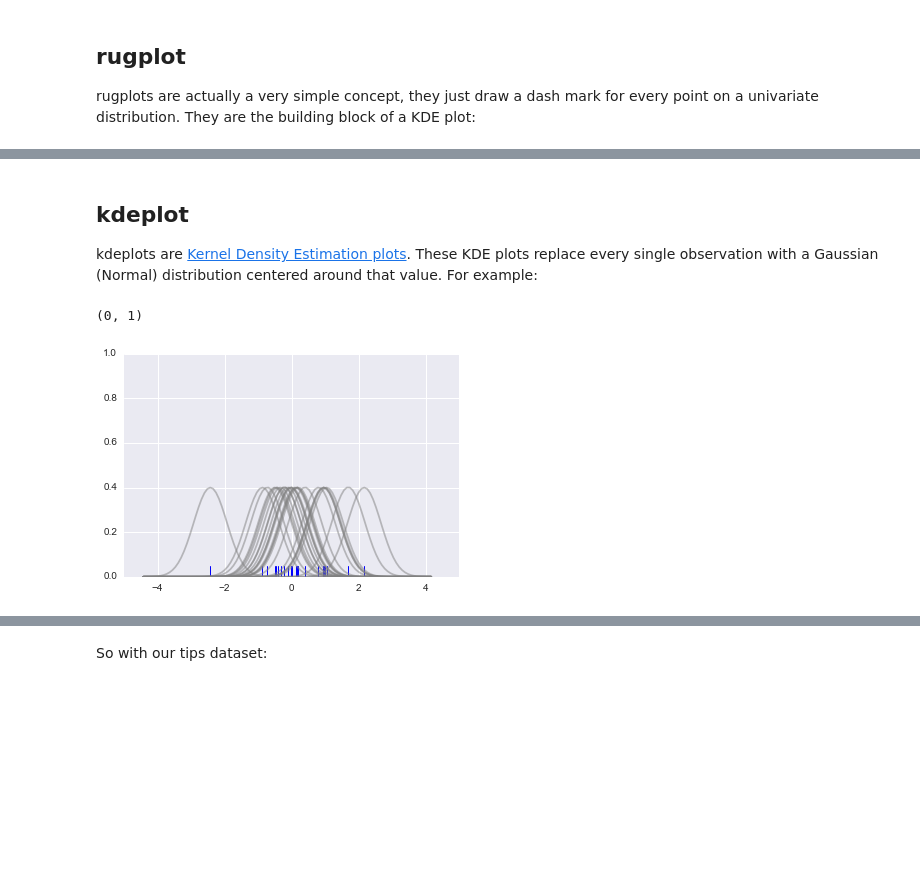
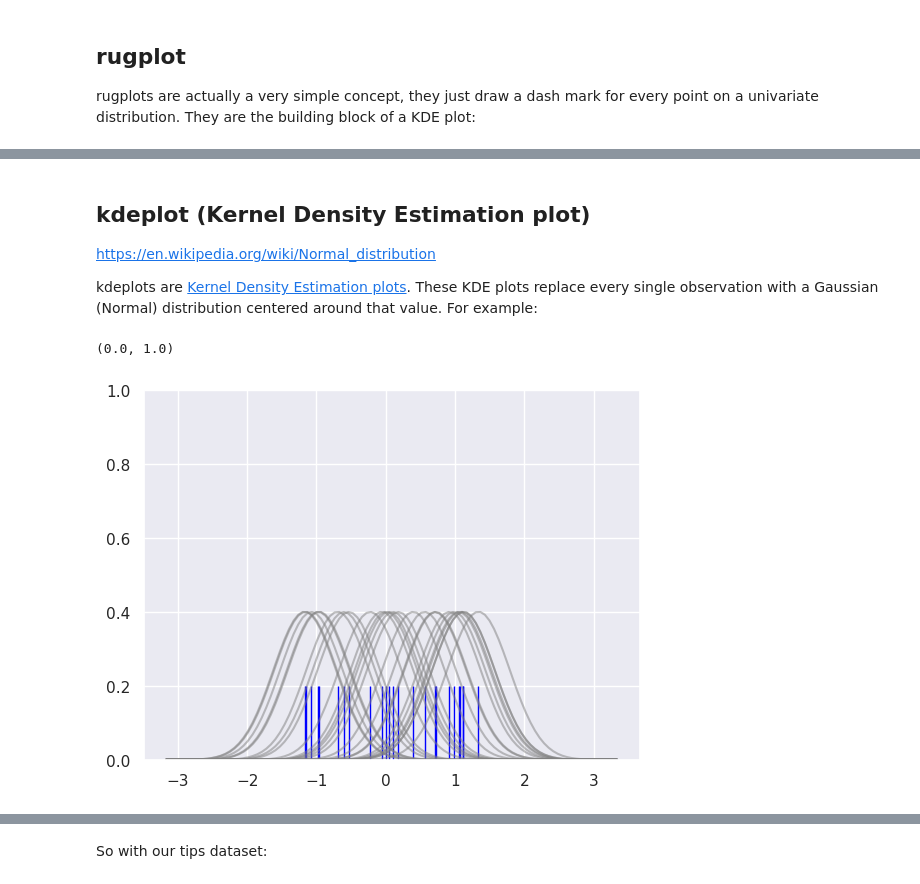
Before and after one commit to LuisReyes98/udemy-machine-learning, a Jupyter notebook: 06-Data-Visualization-with-Seaborn/01-Distribution Plots.ipynb, the cells around one changed output, grey strips where cells are left out. Drawn from its saved outputs; the diff is of its cells as text; code cells hidden in the pictures; blank space fills up the shorter version.

```diff
--- a/06-Data-Visualization-with-Seaborn/01-Distribution Plots.ipynb
+++ b/06-Data-Visualization-with-Seaborn/01-Distribution Plots.ipynb
@@ -22,7 +24,8 @@ ___
 ## Imports
 # %%
 import seaborn as sns
-%matplotlib inline
+
+sns.set_theme(style="darkgrid")
 # %% [markdown]
 ## Data
 Seaborn comes with built-in data sets!
@@ -104,5 +147,7 @@ sns.rugplot(tips['total_bill'])
 # %% [markdown]
-## kdeplot
+## kdeplot (Kernel Density Estimation plot)
+
+https://en.wikipedia.org/wiki/Normal_distribution
 
 kdeplots are [Kernel Density Estimation plots](http://en.wikipedia.org/wiki/Kernel_density_estimation#Practical_estimation_of_the_bandwidth). These KDE plots replace every single observation with a Gaussian (Normal) distribution centered around that value. For example:
 # %%
@@ -116,40 +161,40 @@ from scipy import stats
 dataset = np.random.randn(25)
 
 # Create another rugplot
-sns.rugplot(dataset);
+sns.rugplot(dataset, height=0.2, color='blue');
 
 # Set up the x-axis for the plot
 x_min = dataset.min() - 2
 x_max = dataset.max() + 2
 
 # 100 equally spaced points from x_min to x_max
 x_axis = np.linspace(x_min,x_max,100)
 
 # Set up the bandwidth, for info on this:
 url = 'http://en.wikipedia.org/wiki/Kernel_density_estimation#Practical_estimation_of_the_bandwidth'
 
 bandwidth = ((4*dataset.std()**5)/(3*len(dataset)))**.2
 
 
 # Create an empty kernel list
 kernel_list = []
 
 # Plot each basis function
 for data_point in dataset:
 
     # Create a kernel for each point and append to list
     kernel = stats.norm(data_point,bandwidth).pdf(x_axis)
     kernel_list.append(kernel)
 
     #Scale for plotting
     kernel = kernel / kernel.max()
     kernel = kernel * .4
     plt.plot(x_axis,kernel,color = 'grey',alpha=0.5)
 
 plt.ylim(0,1)
 # %% [output]
-(0, 1)
+(0.0, 1.0)
-[figure, old version]
+[figure, new version]
 # %%
 # To get the kde plot we can sum these basis functions.
 
```
Also changed, not shown: parts of 19 cells of this notebook.
